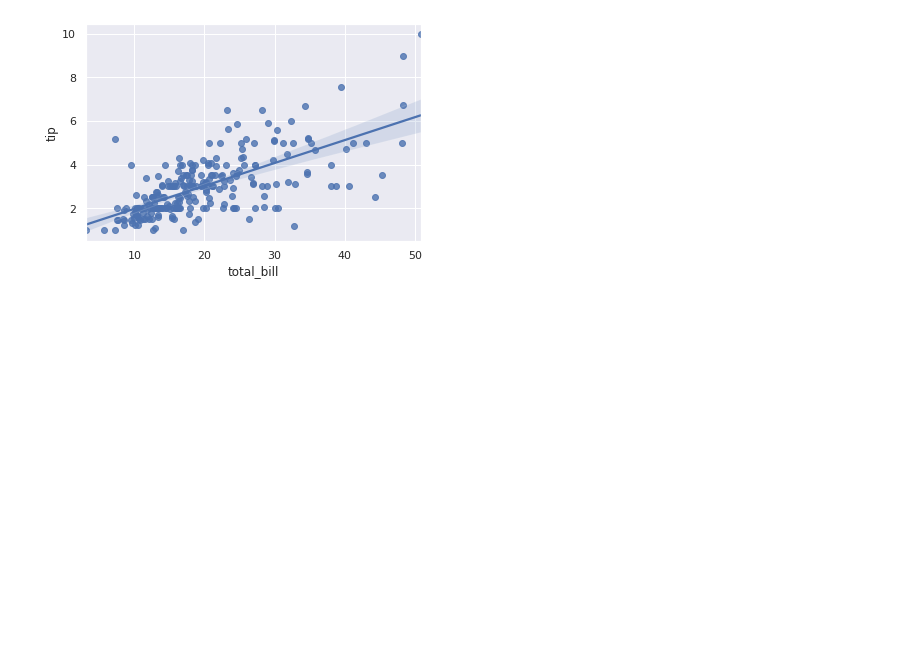
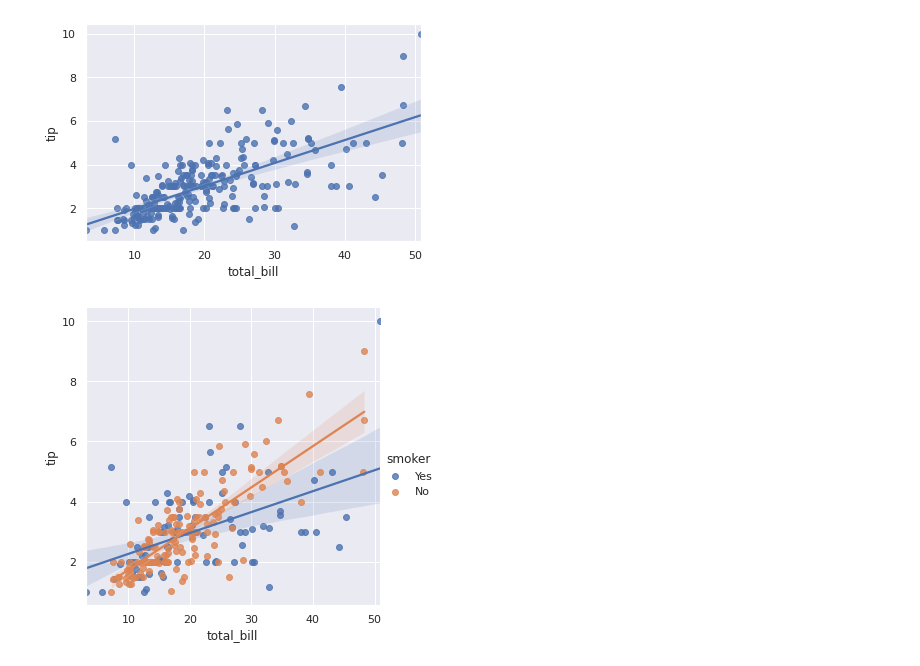
Before and after one commit to Grant-Steinfeld/conda, a Jupyter notebook: regression/linear/Linear_regression.ipynb, the cells around one changed output. Saved outputs shown, nothing was run; the diff lists cells and outputs as text; code cells hidden in the pictures; blank space fills up the shorter version.

```diff
--- a/regression/linear/Linear_regression.ipynb
+++ b/regression/linear/Linear_regression.ipynb
@@ -55,3 +55,7 @@ sns.set(color_codes=True)
 sns.regplot(x="total_bill", y="tip", data=tips);
 # %% [output]
 [figure]
+# %%
+sns.lmplot(x="total_bill", y="tip", hue="smoker", data=tips);
+# %% [output]
+[figure, added]
```
Also changed, not shown: parts of 1 cell of this notebook.
